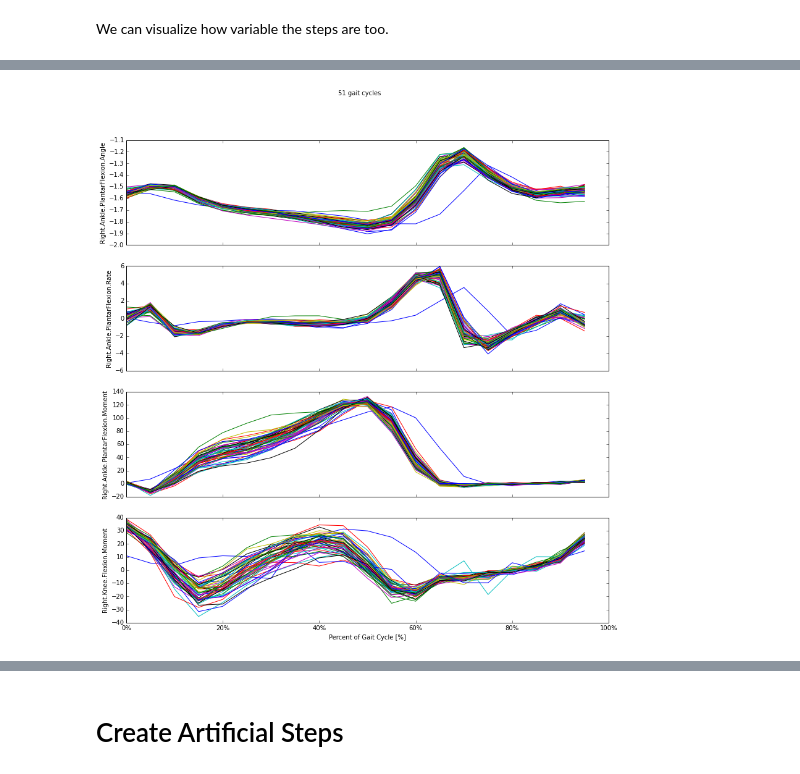
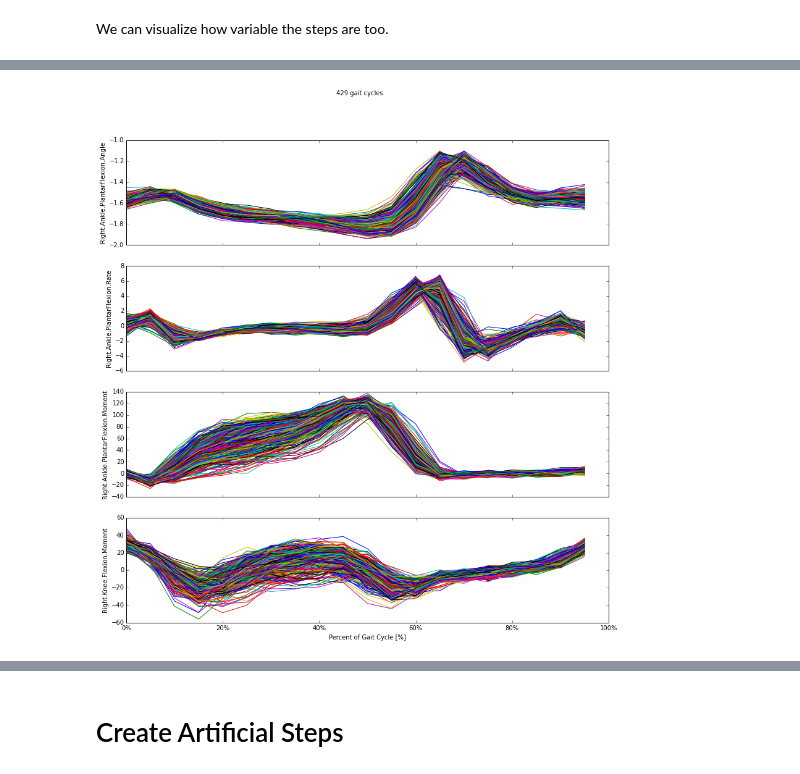
Before and after one commit to csu-hmc/gait-control-direct-id-paper, a Jupyter notebook: notebooks/artificial_variations.ipynb, the cells around one changed output, grey strips where cells are left out. Drawn from its saved outputs; the diff is of its cells as text; code cells hidden in the pictures.

```diff
--- a/notebooks/artificial_variations.ipynb
+++ b/notebooks/artificial_variations.ipynb
@@ -86,0 +24,2 @@ Loading pre-computed gait cycles from ../data/walking-data-068-longitudinal-pert
+# %%
+trial = utils.Trial('068')
@@ -102,3 +61,6 @@ sensors, controls = utils.load_sensors_and_controls()
+# %%
+sensors = trial.sensors
+controls = trial.controls
 # %% [markdown]
 Now compute the standard deviation of each signal across steps, to show the variation in the steps.
 # %%
@@ -239,4 +204,5 @@ figsize(14, 14)
 # %%
-axes = normal_walking_data.plot_gait_cycles(*(sensors[:2] + controls[:2]), mean=False)
+axes = trial.gait_data_objs['Longitudinal Perturbation'].plot_gait_cycles(
+    *(sensors[:2] + controls[:2]), mean=False)
 # %% [output]
-[figure, old version]
+[figure, new version]
```
Also changed, not shown: parts of 61 cells of this notebook.
